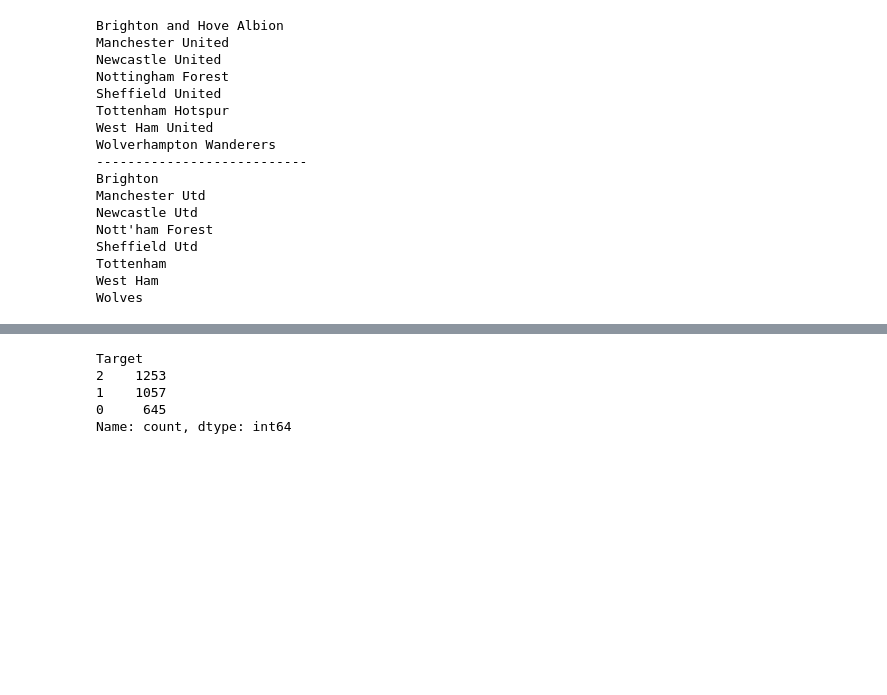
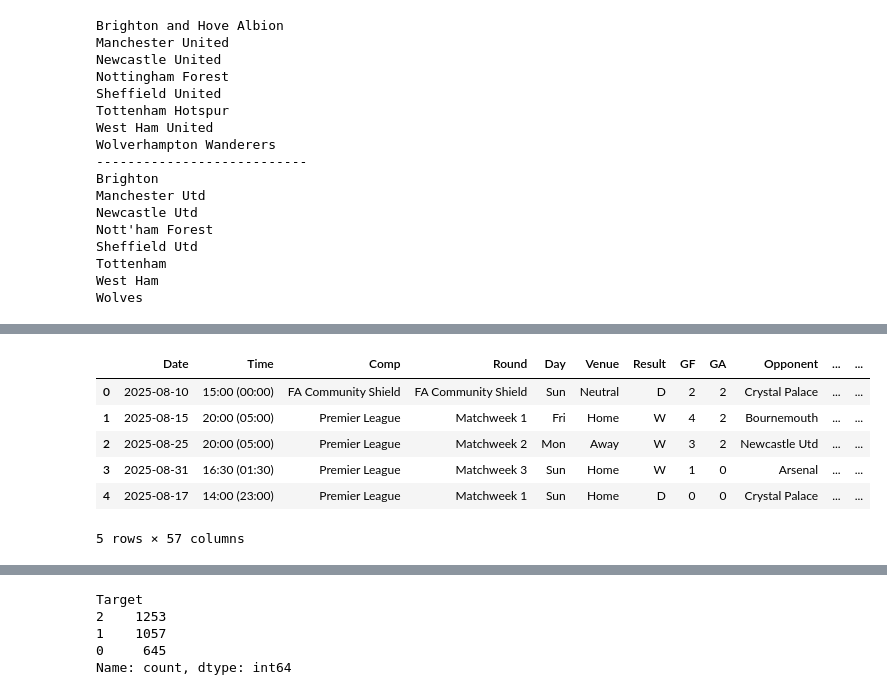
Before and after one commit to Ivan-engunsw/FPLPredict, a Jupyter notebook: model.ipynb, the cells around one changed output, grey strips where cells are left out. Saved outputs shown, nothing was run; the diff lists cells and outputs as text; code cells hidden in the pictures; blank space fills up the shorter version.

```diff
--- a/model.ipynb
+++ b/model.ipynb
@@ -150,3 +198,5 @@ Wolves
+# %%
+exculsive_opp_names.extend(odds_missing_opp_names)
 # %%
 # creating class to map team names written differently in opponent column to
 # corresponding team names.
@@ -159,3 +209,10 @@ for team_name, opp_name in zip(exculsive_team_names, exculsive_opp_names):
     map_values[team_name] = opp_name
 
 mapping = MissingDict(**map_values)
+# %%
+odds_matches['Date'] = pd.to_datetime(odds_matches['Date'], dayfirst=True)
+odds_matches['HomeTeam'] = odds_matches['HomeTeam'].map(mapping)
+odds_matches['AwayTeam'] = odds_matches['AwayTeam'].map(mapping)
+odds_matches = odds_matches[['Date', 'HomeTeam', 'AwayTeam', 'B365H', 'B365D',
+                             'B365A', 'PSH', 'PSD',
+                             'PSA', 'AvgH', 'AvgD', 'AvgA']]
@@ -178,7 +237,19 @@ matches['Target'] = matches['Result'].astype('category').cat.codes
 
 matches['GF'] = matches['GF'].apply(lambda x: int(re.search(r'^[0-9]+', x).group(0)))
 matches['GA'] = matches['GA'].apply(lambda x: int(re.search(r'^[0-9]+', str(x)).group(0)))
-# %%
-matches = matches.drop(columns=['Time', 'Day', 'Result', 'Attendance',
-                                'Match Report', 'Notes','Captain', 'Formation',
-                                'Opp Formation', 'Referee'])
+# %%
+matches_copy1 = matches.merge(odds_matches, how='left', left_on=['Date', 'Team', 'Opponent'],
+                        right_on=['Date', 'HomeTeam', 'AwayTeam'])
+matches_copy2 = matches.merge(odds_matches, how='left', left_on=['Date', 'Opponent', 'Team'],
+                        right_on=['Date', 'HomeTeam', 'AwayTeam'])
+matches = matches_copy1.combine_first(matches_copy2)
+# %%
+matches.head()
+# %% [output]
+|  | Date | Time | Comp | Round | Day | Venue | Result | GF | GA | Opponent | ... | ... |
+| 0 | 2025-08-10 | 15:00 (00:00) | FA Community Shield | FA Community Shield | Sun | Neutral | D | 2 | 2 | Crystal Palace | ... | ... |
+| 1 | 2025-08-15 | 20:00 (05:00) | Premier League | Matchweek 1 | Fri | Home | W | 4 | 2 | Bournemouth | ... | ... |
+| 2 | 2025-08-25 | 20:00 (05:00) | Premier League | Matchweek 2 | Mon | Away | W | 3 | 2 | Newcastle Utd | ... | ... |
+| 3 | 2025-08-31 | 16:30 (01:30) | Premier League | Matchweek 3 | Sun | Home | W | 1 | 0 | Arsenal | ... | ... |
+| 4 | 2025-08-17 | 14:00 (23:00) | Premier League | Matchweek 1 | Sun | Home | D | 0 | 0 | Crystal Palace | ... | ... |
+5 rows × 57 columns
```
Also changed, not shown: parts of 45 cells of this notebook, 5 other files.
